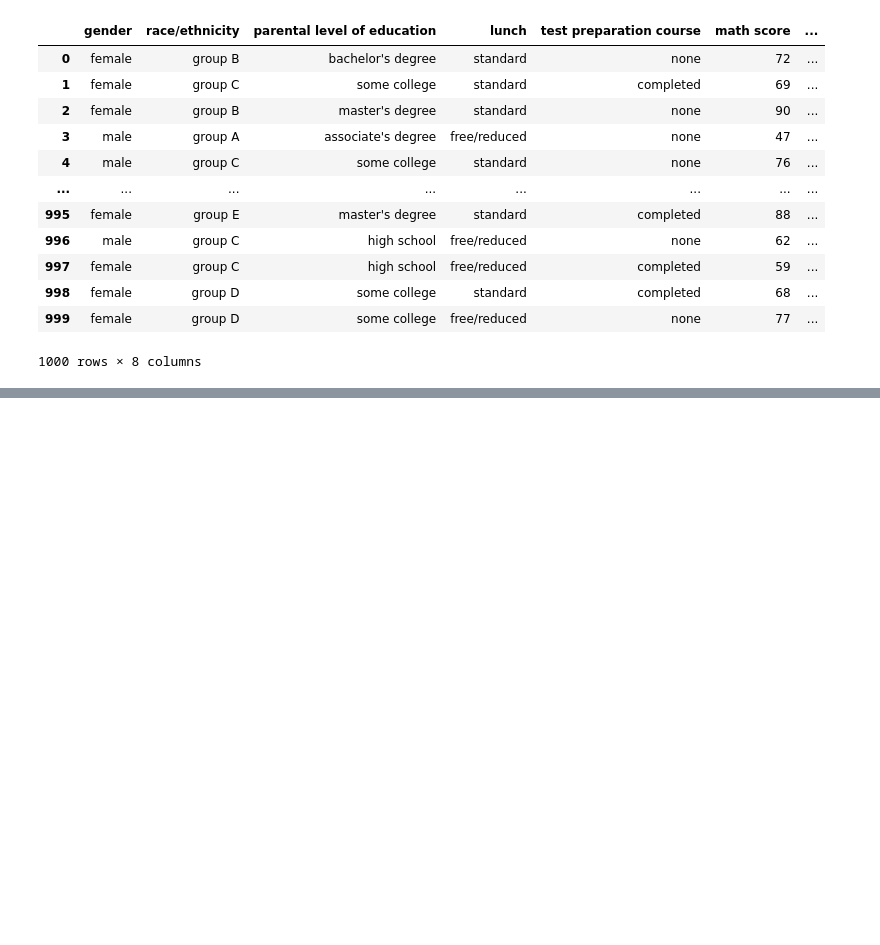
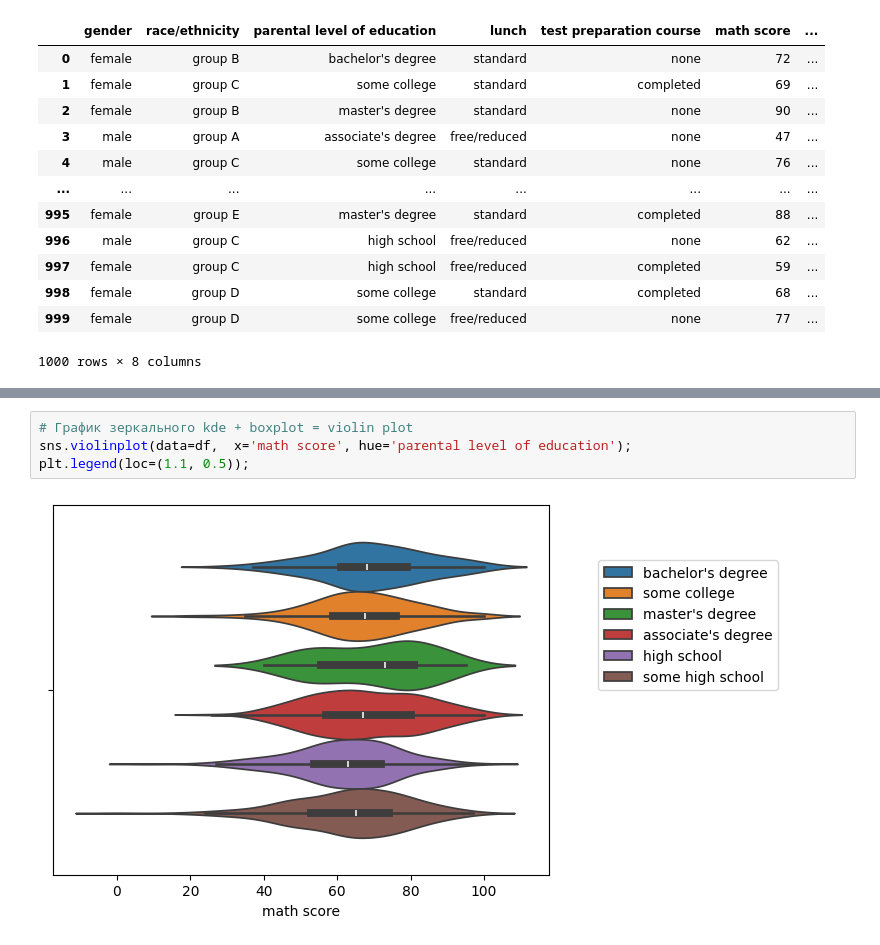
Before and after one commit to AlexTmbMifi/Seaborn-Matplotlib, a Jupyter notebook: Categorical Plots.ipynb, the cells around one changed output, grey strips where cells are left out. Cells and saved outputs as stored; diff of their text form; blank space fills up the shorter version.

```diff
--- a/Categorical Plots.ipynb
+++ b/Categorical Plots.ipynb
@@ -25,0 +41,6 @@ df
+# %%
+# График зеркального kde + boxplot = violin plot
+sns.violinplot(data=df,  x='math score', hue='parental level of education');
+plt.legend(loc=(1.1, 0.5));
+# %% [output]
+[figure, added]
```
Also changed, not shown: parts of 6 cells of this notebook.
